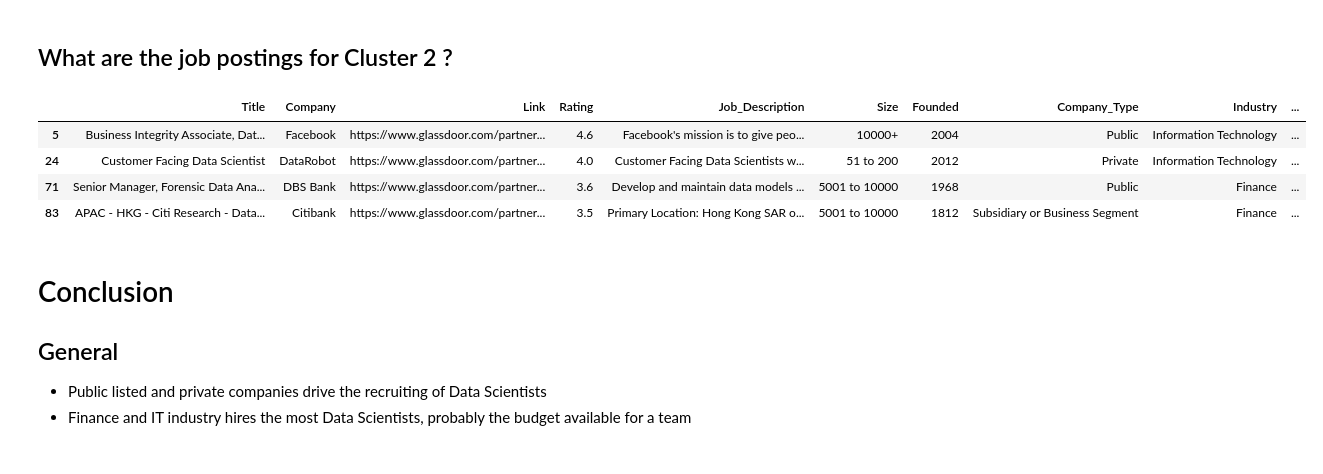
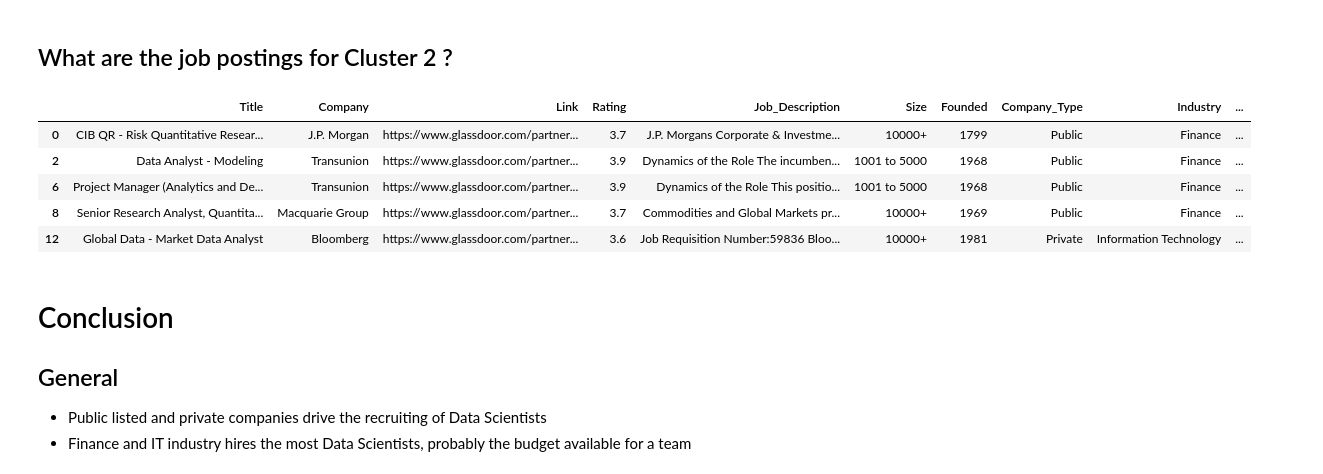
Before and after one commit to jasonchanhku/DataScienceDemand, a Jupyter notebook: Data Science Demand in Hong Kong.ipynb, the cells around one changed output. Saved outputs shown, nothing was run; the diff lists cells and outputs as text; code cells hidden in the pictures.

```diff
--- a/Data Science Demand in Hong Kong.ipynb
+++ b/Data Science Demand in Hong Kong.ipynb
@@ -530,13 +530,14 @@ df.groupby(['Cluster'])[['Rating', 'Recommend', 'Approve']].mean()
 # %% [markdown]
 ## What are the job postings for Cluster 2 ?
 # %%
-df[df['Cluster'] == 2]
+df[df['Cluster'] == 2].drop(['Revenue'], axis = 1).head()
 # %% [output]
 |  | Title | Company | Link | Rating | Job_Description | Size | Founded | Company_Type | Industry | ... |
-| 5 | Business Integrity Associate, Dat... | Facebook | https://www.glassdoor.com/partner... | 4.6 | Facebook's mission is to give peo... | 10000+ | 2004 | Public | Information Technology | ... |
-| 24 | Customer Facing Data Scientist | DataRobot | https://www.glassdoor.com/partner... | 4.0 | Customer Facing Data Scientists w... | 51 to 200 | 2012 | Private | Information Technology | ... |
-| 71 | Senior Manager, Forensic Data Ana... | DBS Bank | https://www.glassdoor.com/partner... | 3.6 | Develop and maintain data models ... | 5001 to 10000 | 1968 | Public | Finance | ... |
-| 83 | APAC - HKG - Citi Research - Data... | Citibank | https://www.glassdoor.com/partner... | 3.5 | Primary Location: Hong Kong SAR o... | 5001 to 10000 | 1812 | Subsidiary or Business Segment | Finance | ... |
+| 0 | CIB QR - Risk Quantitative Resear... | J.P. Morgan | https://www.glassdoor.com/partner... | 3.7 | J.P. Morgans Corporate & Investme... | 10000+ | 1799 | Public | Finance | ... |
+| 2 | Data Analyst - Modeling | Transunion | https://www.glassdoor.com/partner... | 3.9 | Dynamics of the Role The incumben... | 1001 to 5000 | 1968 | Public | Finance | ... |
+| 6 | Project Manager (Analytics and De... | Transunion | https://www.glassdoor.com/partner... | 3.9 | Dynamics of the Role This positio... | 1001 to 5000 | 1968 | Public | Finance | ... |
+| 8 | Senior Research Analyst, Quantita... | Macquarie Group | https://www.glassdoor.com/partner... | 3.7 | Commodities and Global Markets pr... | 10000+ | 1969 | Public | Finance | ... |
+| 12 | Global Data - Market Data Analyst | Bloomberg | https://www.glassdoor.com/partner... | 3.6 | Job Requisition Number:59836 Bloo... | 10000+ | 1981 | Private | Information Technology | ... |
 # %% [markdown]
 # Conclusion
 
```
Also changed, not shown: parts of 6 cells of this notebook.
